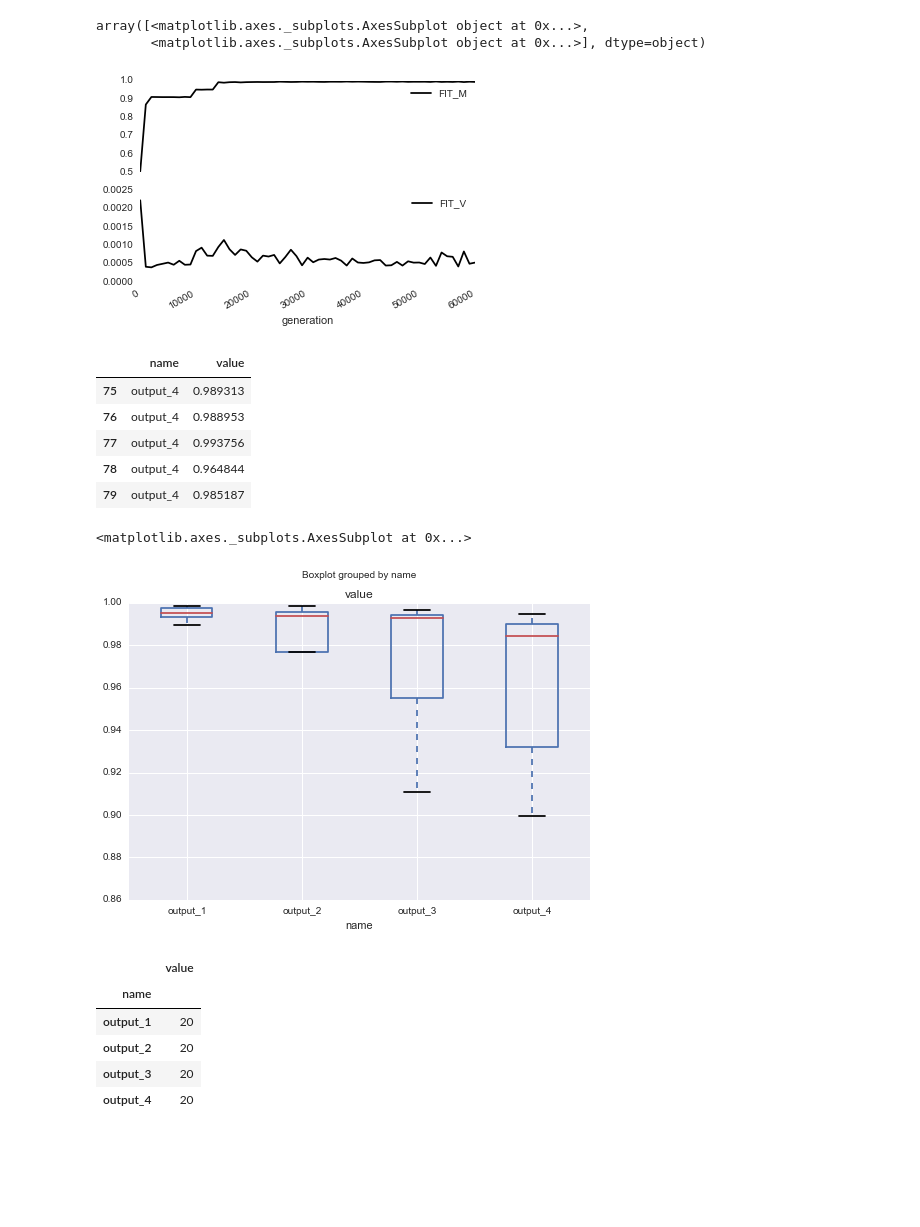
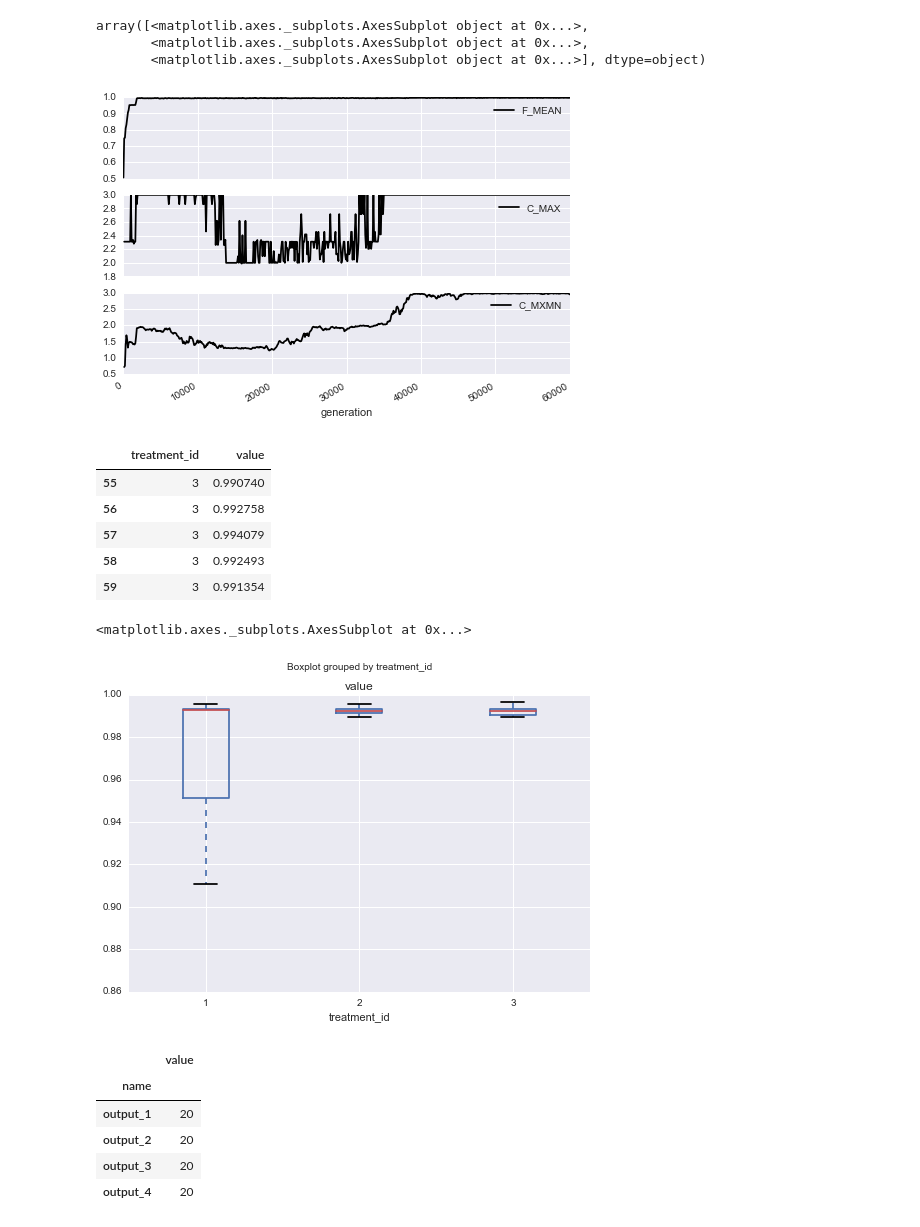
Before and after one commit to brettc/bricolage, a Jupyter notebook: notebooks/hierarchy_stats.ipynb, the cells around one changed output. Saved outputs shown, nothing was run; the diff lists cells and outputs as text; code cells hidden in the pictures; blank space fills up the shorter version.

```diff
--- a/notebooks/hierarchy_stats.ipynb
+++ b/notebooks/hierarchy_stats.ipynb
@@ -2,9 +2,10 @@
 %matplotlib inline
 # %%
 import pandas as pd
+import numpy as np
 import seaborn as sb
 from sqlalchemy import create_engine
-conn = create_engine('sqlite:////Users/brett/Desktop/hierarchy/stats.sqlite')
+conn = create_engine('sqlite:////Users/brett/Dropbox/SimulationOutput/hierarchy1/stats.sqlite')
 # %%
 q = pd.read_sql_table('stats', conn)
 q.tail()
@@ -60,25 +86,26 @@ zz.dropna(0).plot(y=['C_%d' % i for i in range(4)])
 # %%
-zz.plot(y=["FIT_M", "FIT_V"], subplots=True)
+zz.plot(y=["F_MEAN", "C_MAX", "C_MXMN"], subplots=True)
 # %% [output]
 array([<matplotlib.axes._subplots.AxesSubplot object at 0x...>,
+       <matplotlib.axes._subplots.AxesSubplot object at 0x...>,
        <matplotlib.axes._subplots.AxesSubplot object at 0x...>], dtype=object)
-[figure, old version]
+[figure, new version]
 # %%
-finals = pd.read_sql_query('select name, value from stats s, treatment t where generation=10000 and kind = "FitAve" and s.treatment_id = t.treatment_id', conn)
+finals = pd.read_sql_query('select treatment_id, value from stats where generation = 10000 and kind = "F_MEAN"', conn)
 # %%
 finals.tail()
 # %% [output]
-|  | name | value |
-| 75 | output_4 | 0.989313 |
-| 76 | output_4 | 0.988953 |
-| 77 | output_4 | 0.993756 |
-| 78 | output_4 | 0.964844 |
-| 79 | output_4 | 0.985187 |
+|  | treatment_id | value |
+| 55 | 3 | 0.990740 |
+| 56 | 3 | 0.992758 |
+| 57 | 3 | 0.994079 |
+| 58 | 3 | 0.992493 |
+| 59 | 3 | 0.991354 |
 # %%
-finals.boxplot(column='value',by='name')
+finals.boxplot(column='value',by='treatment_id')
 # %% [output]
 <matplotlib.axes._subplots.AxesSubplot at 0x...>
-[figure, old version]
+[figure, new version]
 # %%
 finals.groupby('name').count()
 # %% [output]
```
Also changed, not shown: parts of 10 cells of this notebook, 1 other file.
